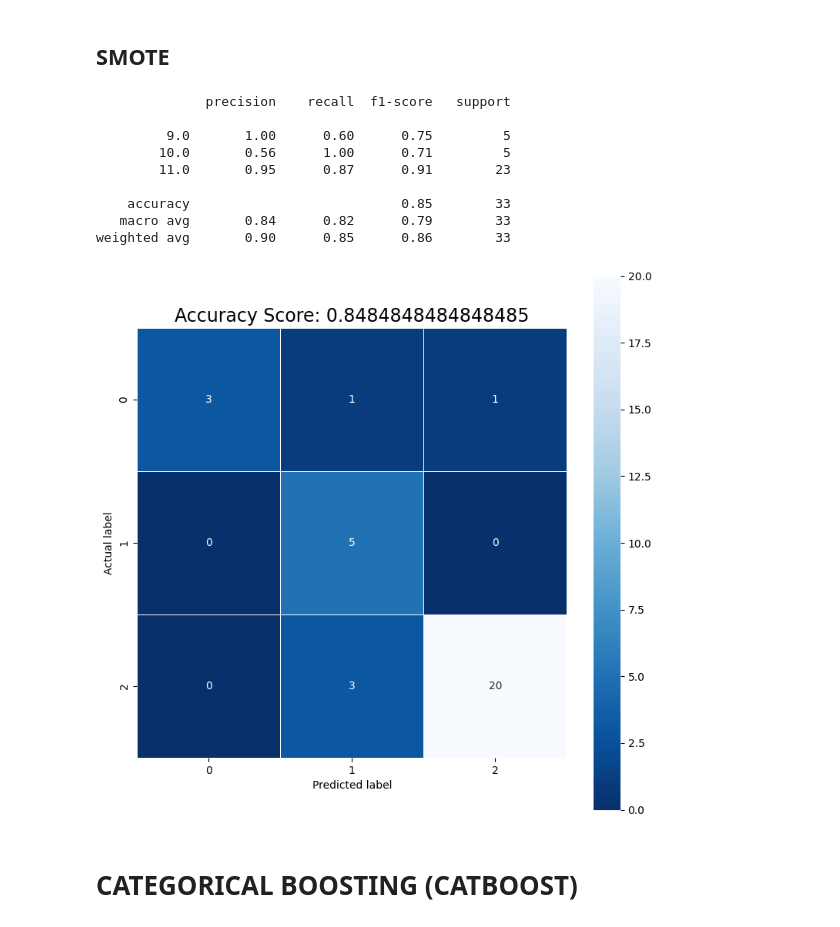
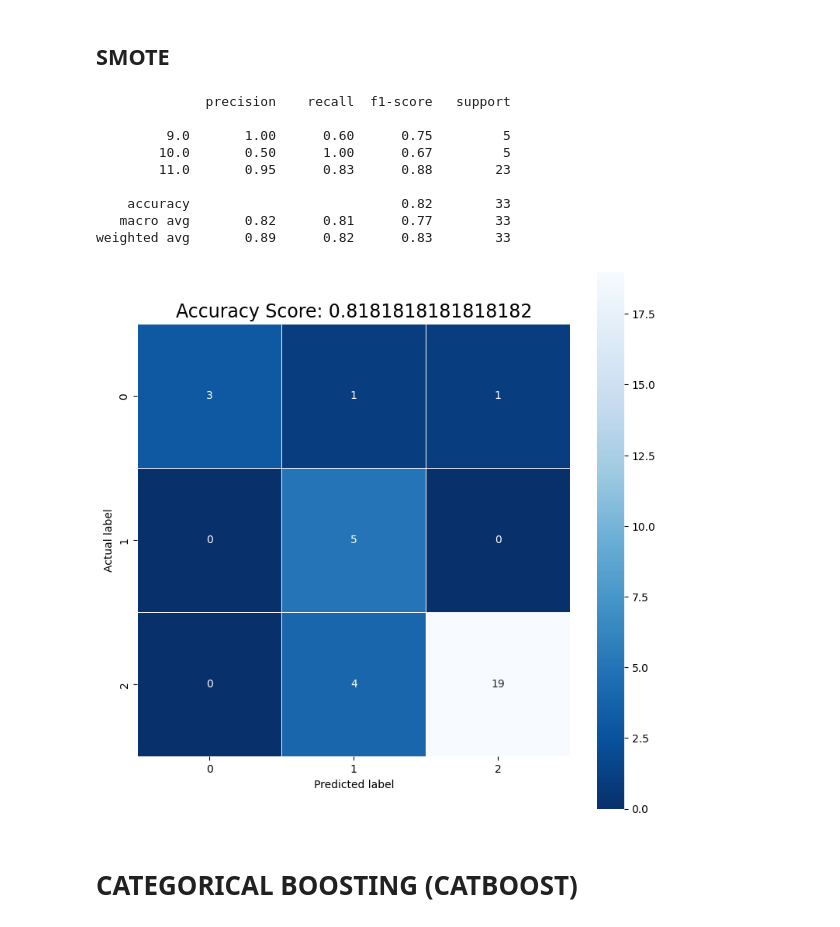
Before and after one commit to fabiorosario/code-smell-severity-classification-based-transfer-learning, a Jupyter notebook: TransferLearning/TestJava/Standardized/Large Class/LC_RF_ChiNorm20_TrainJavaCSharp_TestJava_Stand.ipynb, the cells around one changed output. Drawn from its saved outputs; the diff is of its cells as text; code cells hidden in the pictures.

```diff
--- a/TransferLearning/TestJava/Standardized/Large Class/LC_RF_ChiNorm20_TrainJavaCSharp_TestJava_Stand.ipynb
+++ b/TransferLearning/TestJava/Standardized/Large Class/LC_RF_ChiNorm20_TrainJavaCSharp_TestJava_Stand.ipynb
@@ -654,46 +654,46 @@ y_train_multiclass_remapped = np.array([mapping[label] for label in y_train_mult
 y_test_multiclass_remapped = np.array([mapping[label] for label in y_test_multiclass])
 
 # Define the classifier model
-classifier = XGBClassifier(num_class=12, random_state=42, tree_method='hist', objective='multi:softprob', n_estimators=406, max_depth=17,
-                           learning_rate=0.060689655172413794, grow_policy='depthwise', booster='dart')
+classifier = XGBClassifier(num_class=12, random_state=42, tree_method='hist', objective='multi:softmax', n_estimators=920, max_depth=17,
+                           learning_rate=0.2803448275862069, grow_policy='lossguide', booster='gbtree')
 
 classifier.fit(x_train_multiclass_res, y_train_multiclass_remapped)
 
 predictions_classifier = classifier.predict(x_test_multiclass)
 
 # Remapping -> Original mapping
 re_mapping = {0.0: 0.0, 1.0: 1.0, 2.0: 3.0, 3.0: 4.0, 4.0: 5.0, 5.0: 6.0, 6.0: 7.0, 7.0: 9.0, 8.0: 10.0, 9.0: 11.0}
 predictions_classifier_remapped = np.array([re_mapping[label] for label in predictions_classifier])
 
 cm = confusion_matrix(y_test_multiclass, predictions_classifier_remapped)
 
 print(classification_report(y_test_multiclass, predictions_classifier_remapped))
 
 score = classifier.score(x_test_multiclass, y_test_multiclass_remapped)
 
 import matplotlib.pyplot as plt
 import seaborn as sns
 from sklearn import metrics
 
 plt.figure(figsize=(9,9))
 sns.heatmap(cm, annot=True, fmt=".0f", linewidths=.5, square = True, cmap = 'Blues_r')
 plt.ylabel('Actual label')
 plt.xlabel('Predicted label')
 all_sample_title = 'Accuracy Score: {0}'.format(score)
 plt.title(all_sample_title, size = 17)
 #plt.savefig('toy_Digits_ConfusionSeabornCodementor.png')
 plt.show()
 # %% [output]
               precision    recall  f1-score   support
 
          9.0       1.00      0.60      0.75         5
-        10.0       0.56      1.00      0.71         5
-        11.0       0.95      0.87      0.91        23
+        10.0       0.50      1.00      0.67         5
+        11.0       0.95      0.83      0.88        23
 
-    accuracy                           0.85        33
-   macro avg       0.84      0.82      0.79        33
-weighted avg       0.90      0.85      0.86        33
+    accuracy                           0.82        33
+   macro avg       0.82      0.81      0.77        33
+weighted avg       0.89      0.82      0.83        33
-[figure, old version]
+[figure, new version]
 # %% [markdown]
 # **CATEGORICAL BOOSTING (CATBOOST)**
 # %%
```
Also changed, not shown: parts of 1 cell of this notebook, 1 other file.
